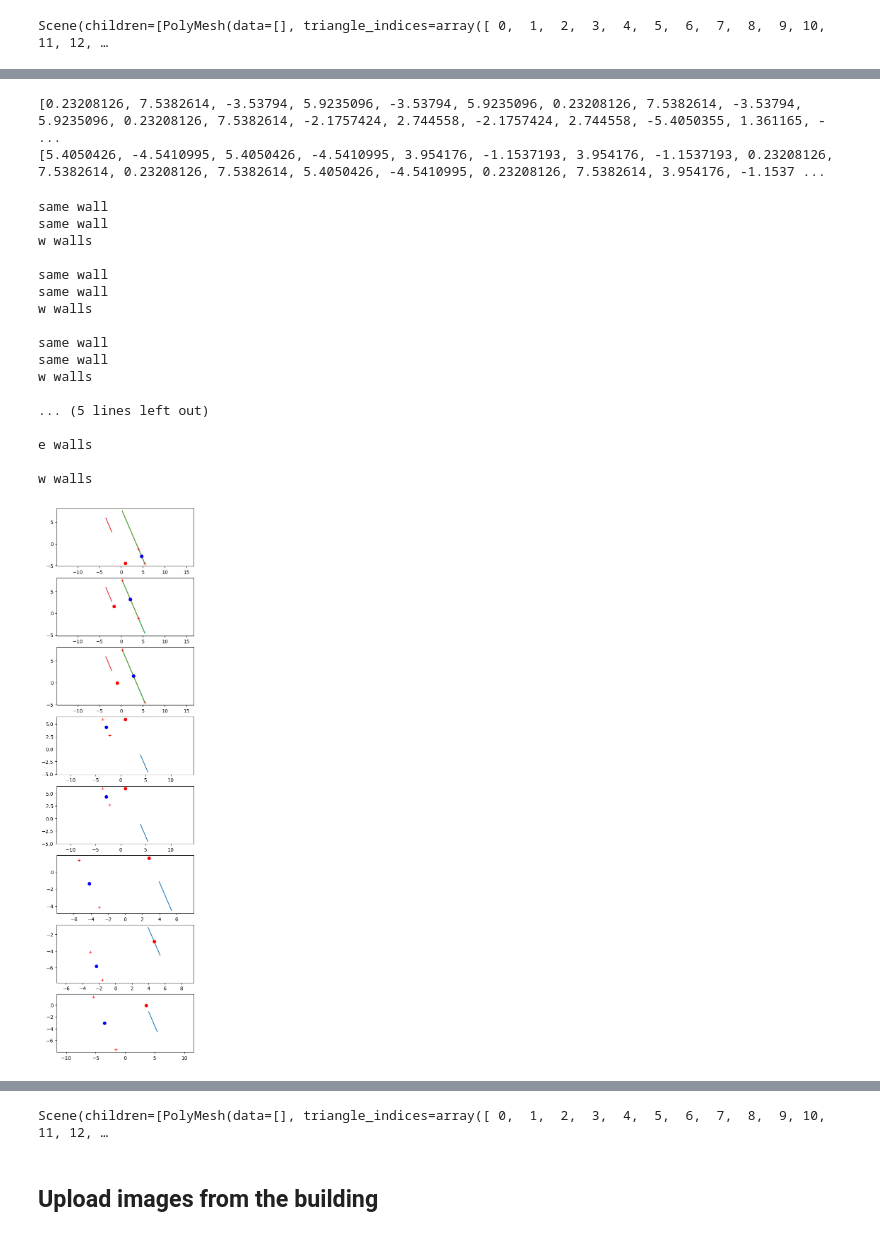
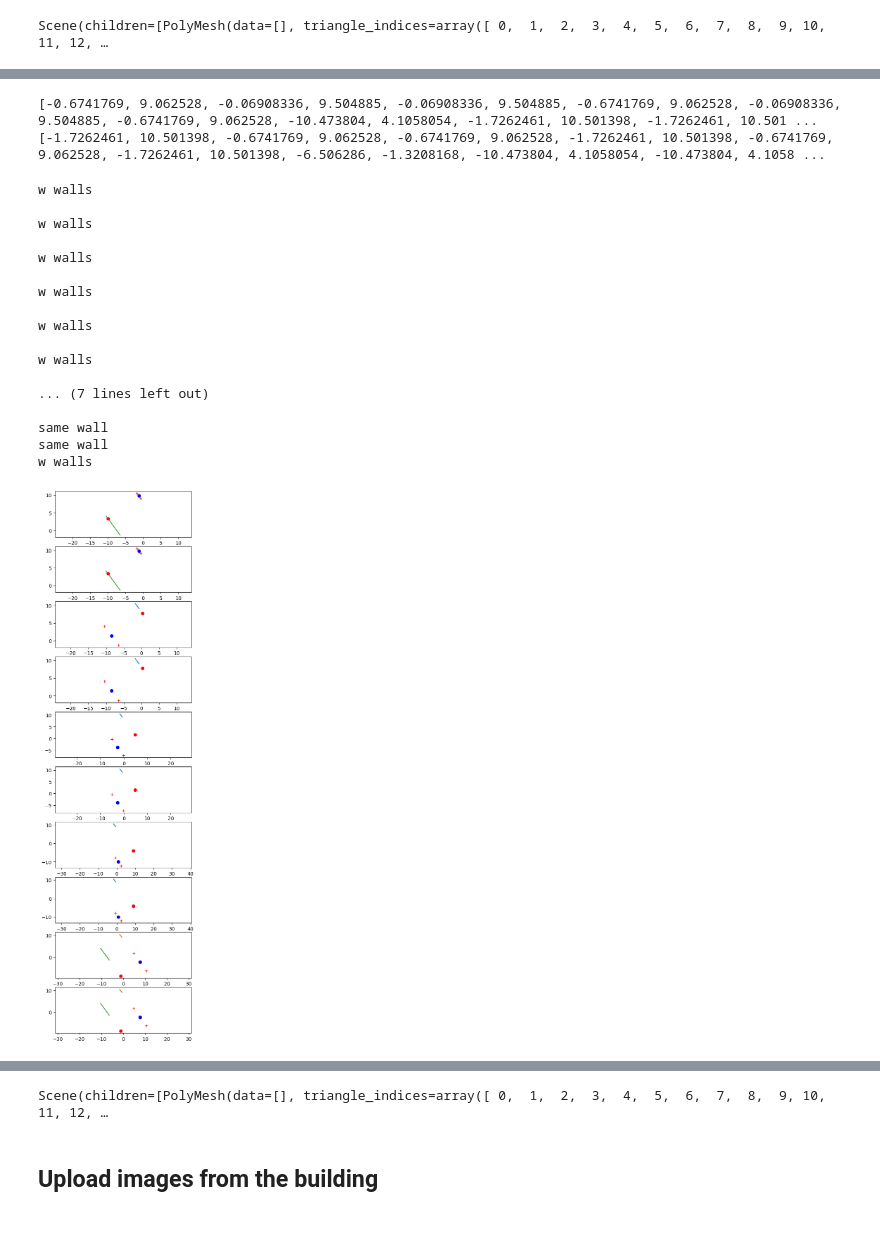
Before and after one commit to looopic/3DTexturingWithOpenData, a Jupyter notebook: getModelFromAddress.ipynb, the cells around one changed output, grey strips where cells are left out. Cells and saved outputs as stored; diff of their text form; code cells hidden in the pictures.

```diff
--- a/getModelFromAddress.ipynb
+++ b/getModelFromAddress.ipynb
@@ -186,7 +186,7 @@ sceneHouse
 # %% [output]
 Scene(children=[PolyMesh(data=[], triangle_indices=array([ 0,  1,  2,  3,  4,  5,  6,  7,  8,  9, 10, 11, 12, …
 # %%
-walls = [mesh for mesh in meshes if (mesh.vertices[2::3].max()- mesh.vertices[2::3].min())> 5]
+walls = [mesh for mesh in meshes if (mesh.vertices[2::3].max()- mesh.vertices[2::3].min())> 6]
 
 sceneWalls = Scene(walls)
 sceneWalls
@@ -267,8 +269,8 @@ for i in range(len(we_walls[0].vertices)):
 print(wallsNS2D)
 print(wallsWE2D)
 # %% [output]
-[0.23208126, 7.5382614, -3.53794, 5.9235096, -3.53794, 5.9235096, 0.23208126, 7.5382614, -3.53794, 5.9235096, 0.23208126, 7.5382614, -2.1757424, 2.744558, -2.1757424, 2.744558, -5.4050355, 1.361165, - ...
-[5.4050426, -4.5410995, 5.4050426, -4.5410995, 3.954176, -1.1537193, 3.954176, -1.1537193, 0.23208126, 7.5382614, 0.23208126, 7.5382614, 5.4050426, -4.5410995, 0.23208126, 7.5382614, 3.954176, -1.1537 ...
+[-0.6741769, 9.062528, -0.06908336, 9.504885, -0.06908336, 9.504885, -0.6741769, 9.062528, -0.06908336, 9.504885, -0.6741769, 9.062528, -10.473804, 4.1058054, -1.7262461, 10.501398, -1.7262461, 10.501 ...
+[-1.7262461, 10.501398, -0.6741769, 9.062528, -0.6741769, 9.062528, -1.7262461, 10.501398, -0.6741769, 9.062528, -1.7262461, 10.501398, -6.506286, -1.3208168, -10.473804, 4.1058054, -10.473804, 4.1058 ...
 # %%
 from math import isclose
 import matplotlib.pyplot as plt
@@ -364,47 +366,47 @@ for i in range(len(vectorsWE)):
                 print("same wall")
                 continue
             elif(intersectionpoint[0] >= min(ox1,ox1+odx) and intersectionpoint[0] <= max(ox1,ox1+odx) and intersectionpoint[1] >= min(oy1,oy1+ody) and intersectionpoint[1] <= max(oy1,oy1+ody) and min(ox1,ox1+odx)>=min(x1,x1+dx)):
-                e_walls_vertices.append(we_walls[0].vertices[i*9: i*9+9])
+                w_walls_vertices.append(we_walls[0].vertices[i*9: i*9+9])
                 print("e walls")
                 break
             else:
                 print("w walls")
-                w_walls_vertices.append(we_walls[0].vertices[i*9: i*9+9])
+                e_walls_vertices.append(we_walls[0].vertices[i*9: i*9+9])
                 break
     axs[i].plot([x1, x1+dx], [y1, y1+dy], 'r+')
     axs[i].plot(xmid, ymid, 'bo')
     axs[i].axis('equal')
 
     print("")
 
 plt.show()
 
 n_walls.append(PolyMesh(vertices=n_walls_vertices, triangle_indices=range(len(n_walls_vertices)*3)))
 s_walls.append(PolyMesh(vertices=s_walls_vertices, triangle_indices=range(len(s_walls_vertices)*3)))
 w_walls.append(PolyMesh(vertices=w_walls_vertices, triangle_indices=range(len(w_walls_vertices)*3)))
 e_walls.append(PolyMesh(vertices=e_walls_vertices, triangle_indices=range(len(e_walls_vertices)*3)))
 
 print(w_walls)
 print(e_walls)
 
-walls=Scene(w_walls)
+walls=Scene(n_walls)
 walls
 # %% [output]
-same wall
-same wall
 w walls
+
+w walls
+
+w walls
+
+w walls
+
+w walls
+
+w walls
+
+... (7 lines left out)
 
 same wall
 same wall
 w walls
-
-same wall
-same wall
-w walls
-
-... (5 lines left out)
-
-e walls
-
-w walls
-[figure, old version]
+[figure, new version]
```
Also changed, not shown: parts of 4 cells of this notebook.
